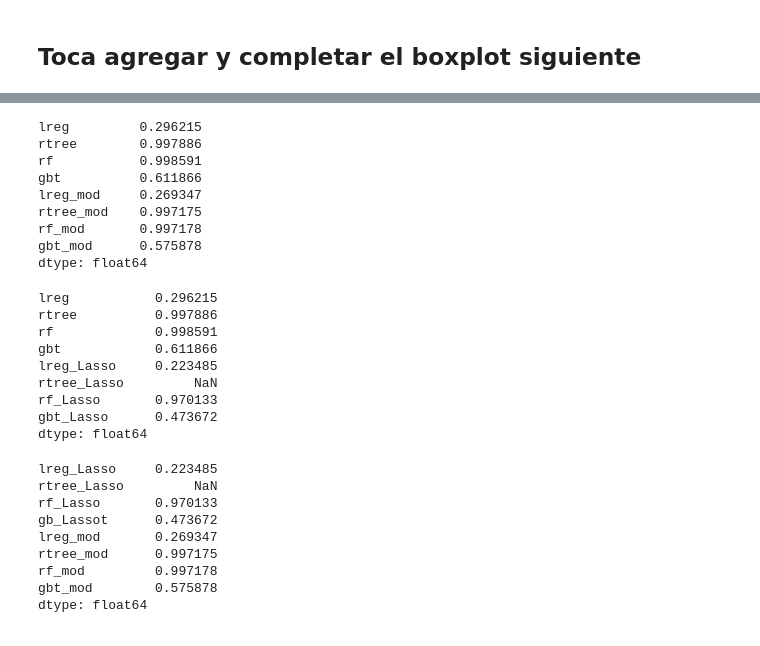
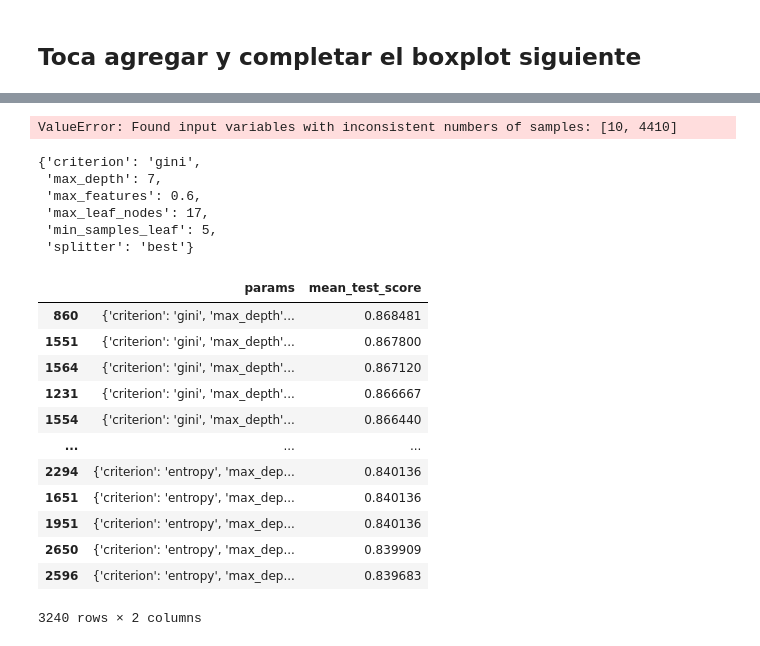
Before and after one commit to jsebastianzm/HR_T1_Analitica, a Jupyter notebook: d_seleccion_de_variables.ipynb, the cells around one changed output, grey strips where cells are left out. Drawn from its saved outputs; the diff is of its cells as text; code cells hidden in the pictures.

```diff
--- a/d_seleccion_de_variables.ipynb
+++ b/d_seleccion_de_variables.ipynb
@@ -180,38 +177,43 @@ random_forest        0.951652
 gradient_boosting    0.432156
 dtype: float64
-# %%
-F1_score1.mean()####################################################
-# %% [output]
-lreg         0.296215
-rtree        0.997886
-rf           0.998591
-gbt          0.611866
-lreg_mod     0.269347
-rtree_mod    0.997175
-rf_mod       0.997178
-gbt_mod      0.575878
-dtype: float64
-# %%
-F1_score2.mean()#####################################################
-# %% [output]
-lreg           0.296215
-rtree          0.997886
-rf             0.998591
-gbt            0.611866
-lreg_Lasso     0.223485
-rtree_Lasso         NaN
-rf_Lasso       0.970133
-gbt_Lasso      0.473672
-dtype: float64
-# %%
-F1_score3.mean() #####################################################
-# %% [output]
-lreg_Lasso     0.223485
-rtree_Lasso         NaN
-rf_Lasso       0.970133
-gb_Lassot      0.473672
-lreg_mod       0.269347
-rtree_mod      0.997175
-rf_mod         0.997178
-gbt_mod        0.575878
-dtype: float64
+# %%
+param_grid = {'max_depth': [3,5,7,8,9],# Maxima profundidad
+              'max_features': [0.3,0.4,0.5,0.6,0.7,0.8],# Maximo de caracteristicas a usar
+              'max_leaf_nodes': [9,10,11,12,13,14,15,16,17],#Maximo de nodos
+              'min_samples_leaf': [3,4,5,7,10,12],#Minimo de muestras para los nodos hoja
+              'criterion': ['gini', 'entropy'],#Medir la cantidad de división.
+              'splitter': ['best']}#Estrategia para dividir cada nodo
+# %%
+grid_search = GridSearchCV(m_rtree, param_grid, scoring='accuracy', cv=5, n_jobs=-1)
+grid_search.fit(F1_mod, y)
+# %% [output]
+ValueError: Found input variables with inconsistent numbers of samples: [10, 4410]
+# %%
+resultados = grid_search.cv_results_
+# %%
+grid_search.best_params_
+# %% [output]
+{'criterion': 'gini',
+ 'max_depth': 7,
+ 'max_features': 0.6,
+ 'max_leaf_nodes': 17,
+ 'min_samples_leaf': 5,
+ 'splitter': 'best'}
+# %%
+pd.set_option('display.max_colwidth', 100)
+pd_resultados = pd.DataFrame(resultados)
+pd_resultados[["params","mean_test_score"]].sort_values(by="mean_test_score", ascending=False)
+# %% [output]
+|  | params | mean_test_score |
+| 860 | {'criterion': 'gini', 'max_depth'... | 0.868481 |
+| 1551 | {'criterion': 'gini', 'max_depth'... | 0.867800 |
+| 1564 | {'criterion': 'gini', 'max_depth'... | 0.867120 |
+| 1231 | {'criterion': 'gini', 'max_depth'... | 0.866667 |
+| 1554 | {'criterion': 'gini', 'max_depth'... | 0.866440 |
+| ... | ... | ... |
+| 2294 | {'criterion': 'entropy', 'max_dep... | 0.840136 |
+| 1651 | {'criterion': 'entropy', 'max_dep... | 0.840136 |
+| 1951 | {'criterion': 'entropy', 'max_dep... | 0.840136 |
+| 2650 | {'criterion': 'entropy', 'max_dep... | 0.839909 |
+| 2596 | {'criterion': 'entropy', 'max_dep... | 0.839683 |
+3240 rows × 2 columns
```
Also changed, not shown: parts of 10 cells of this notebook, 2 other files.
